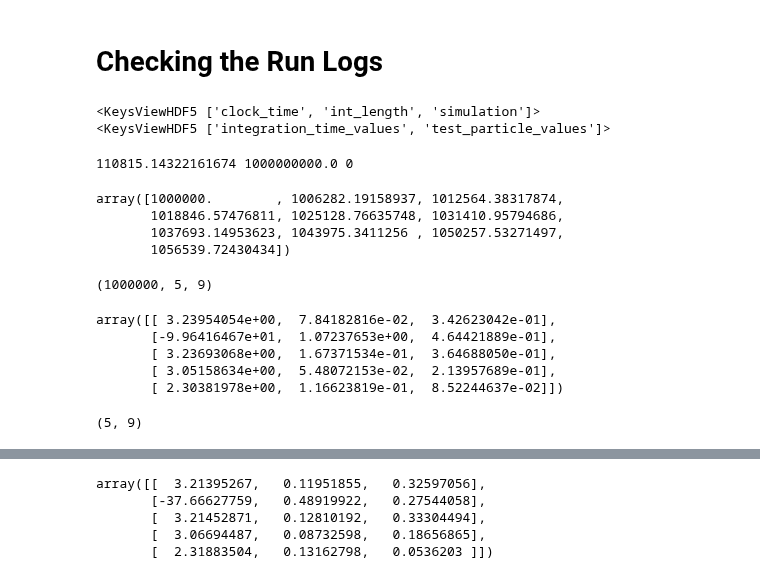
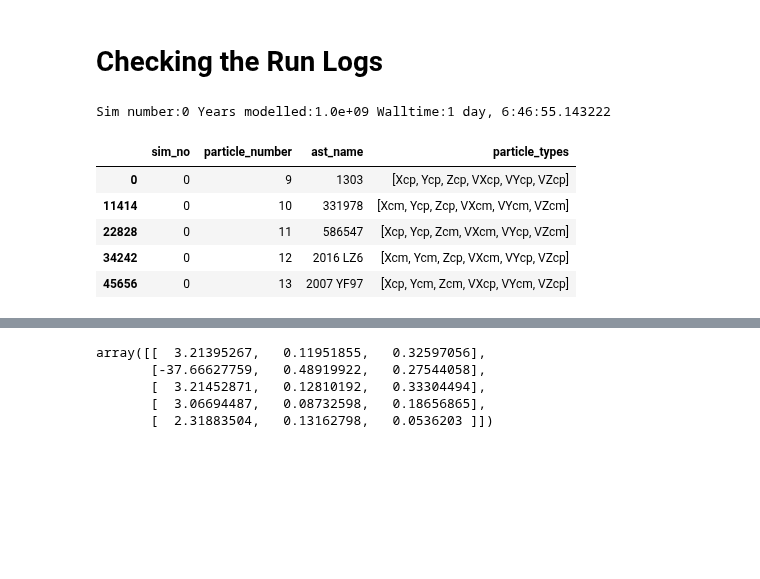
Before and after one commit to crankymax/asteroid_families, a Jupyter notebook: run_log_analysis.ipynb, the cells around one changed output, grey strips where cells are left out. Drawn from its saved outputs; the diff is of its cells as text; code cells hidden in the pictures; blank space fills up the shorter version.

```diff
--- a/run_log_analysis.ipynb
+++ b/run_log_analysis.ipynb
@@ -10,15 +10,38 @@ import h5py as h5
 import scipy
 import matplotlib as mpl
 import matplotlib.pyplot as plt
-# %%
-luth_00000_run = h5.File('../sim_data/ceres_test_data/pvals_20230418_1529_0.h5',"r")
-print(luth_00000_run.attrs.keys())
-print(luth_00000_run.keys())
-# %% [output]
-<KeysViewHDF5 ['clock_time', 'int_length', 'simulation']>
-<KeysViewHDF5 ['integration_time_values', 'test_particle_values']>
-# %%
-print(luth_00003_run.attrs['clock_time'], luth_00000_run.attrs['int_length'],luth_00000_run.attrs['simulation'])
-# %% [output]
-110815.14322161674 1000000000.0 0
+# %%
+# boundary values
+# semi major axis a
+a_max = 4
+a_min = 1.0
+# eccentricity e
+e_min = 0.1
+e_max = 0.14
+# inclination i
+i_min = 18.1
+i_max = 19.6
+
+# indices in the particles array
+A = 6
+E = 7
+I = 8
+
+particles_assigned = pd.read_hdf('../asteroid_data/sim_data/luthera_7p_5t_c/clone_assignments.h5')
+
+luth_run = h5.File('../asteroid_data/sim_data/luthera_7p_5t_c/results_20230418/pvals_20230418_1529_0.h5',"r")
+# %%
+print(f"Sim number:{luth_run.attrs['simulation']} Years modelled:{luth_run.attrs['int_length']:0.1e} Walltime:{datetime.timedelta(seconds=luth_run.attrs['clock_time'])}")
+
+sim_particles = particles_assigned[particles_assigned['sim_no']==luth_run.attrs['simulation']]
+
+sim_particles
+# %% [output]
+Sim number:0 Years modelled:1.0e+09 Walltime:1 day, 6:46:55.143222
+|  | sim_no | particle_number | ast_name | particle_types |
+| 0 | 0 | 9 | 1303 | [Xcp, Ycp, Zcp, VXcp, VYcp, VZcp] |
+| 11414 | 0 | 10 | 331978 | [Xcm, Ycp, Zcp, VXcm, VYcm, VZcm] |
+| 22828 | 0 | 11 | 586547 | [Xcp, Ycp, Zcm, VXcm, VYcp, VZcm] |
+| 34242 | 0 | 12 | 2016 LZ6 | [Xcm, Ycm, Zcp, VXcm, VYcp, VZcp] |
+| 45656 | 0 | 13 | 2007 YF97 | [Xcp, Ycm, Zcm, VXcp, VYcm, VZcp] |
 # %%
@@ -27,24 +49,0 @@ part_values = luth_00000_run['test_particle_values'][()]
-# %%
-int_values[0:10]
-# %% [output]
-array([1000000.        , 1006282.19158937, 1012564.38317874,
-       1018846.57476811, 1025128.76635748, 1031410.95794686,
-       1037693.14953623, 1043975.3411256 , 1050257.53271497,
-       1056539.72430434])
-# %%
-part_values.shape
-# %% [output]
-(1000000, 5, 9)
-# %%
-part_values[-1,:,6:]
-# %% [output]
-array([[ 3.23954054e+00,  7.84182816e-02,  3.42623042e-01],
-       [-9.96416467e+01,  1.07237653e+00,  4.64421889e-01],
-       [ 3.23693068e+00,  1.67371534e-01,  3.64688050e-01],
-       [ 3.05158634e+00,  5.48072153e-02,  2.13957689e-01],
-       [ 2.30381978e+00,  1.16623819e-01,  8.52244637e-02]])
-# %%
-part_means = np.mean(part_values,0)
-part_means.shape
-# %% [output]
-(5, 9)
```
Also changed, not shown: parts of 2 cells of this notebook, 9 other files.
